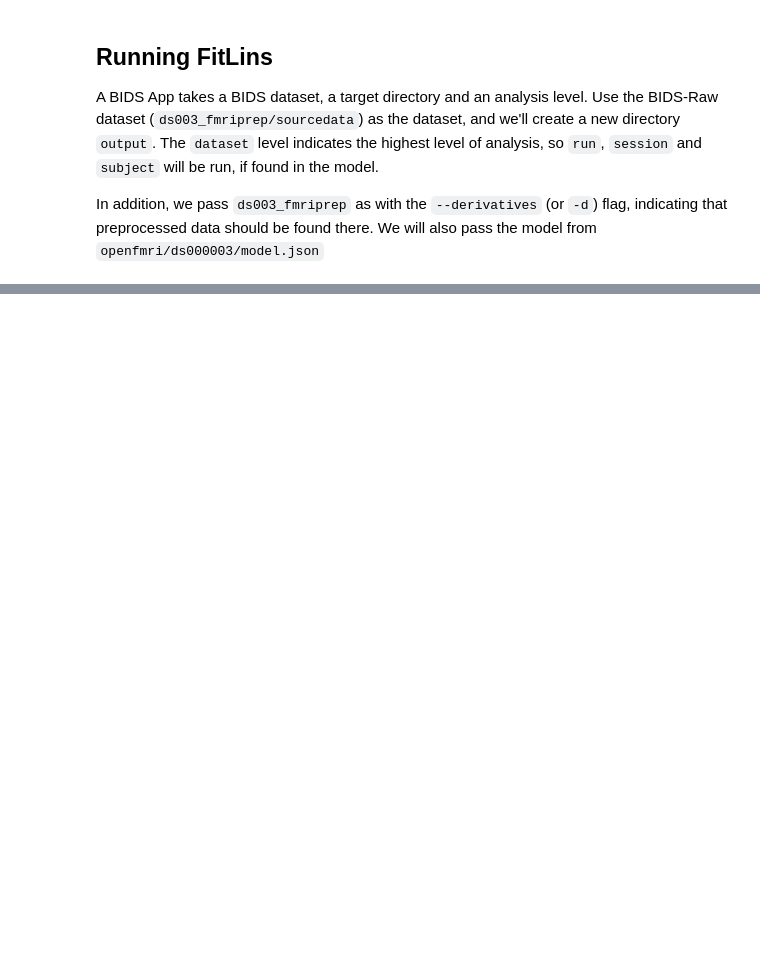
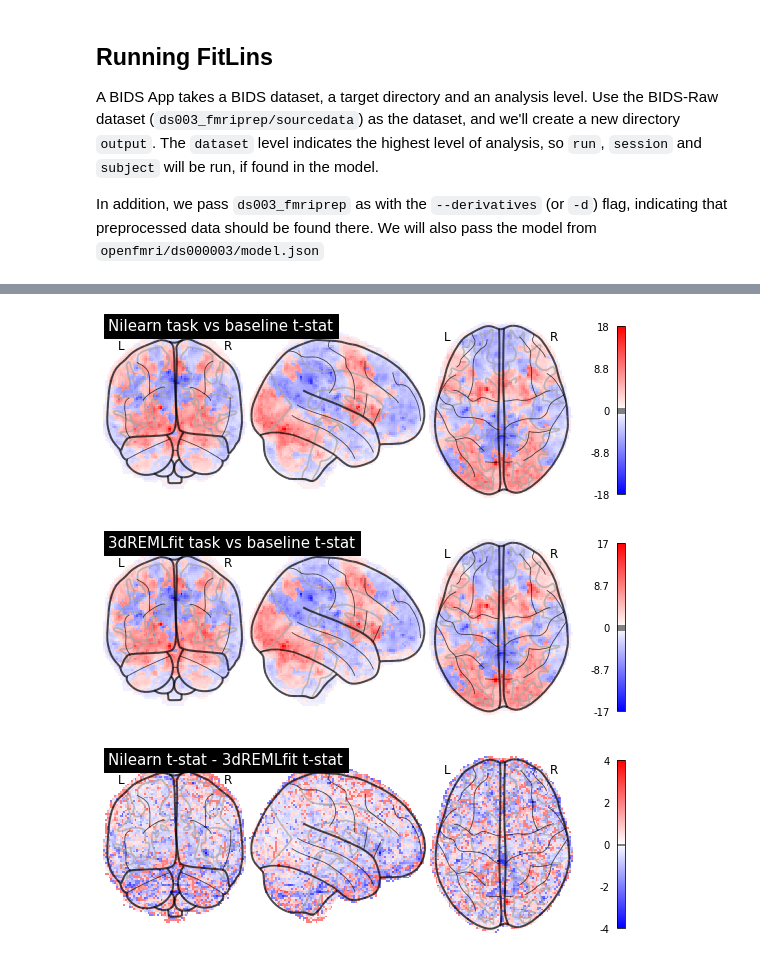
Before and after one commit to poldracklab/fitlins, a Jupyter notebook: examples/notebooks/ds003_sample_analysis.ipynb, the cells around one changed output, grey strips where cells are left out. Saved outputs shown, nothing was run; the diff lists cells and outputs as text; code cells hidden in the pictures; blank space fills up the shorter version.

```diff
--- a/examples/notebooks/ds003_sample_analysis.ipynb
+++ b/examples/notebooks/ds003_sample_analysis.ipynb
@@ -172,0 +262,11 @@ Failed to import duecredit due to No module named 'duecredit'
+# %%
+opa = plotting.plot_glass_brain(nl_tb_img, colorbar=True, symmetric_cbar=True, cmap='bwr', plot_abs=False)
+opa.title('Nilearn task vs baseline t-stat')
+opb = plotting.plot_glass_brain(rf_tb_img, colorbar=True, symmetric_cbar=True, cmap='bwr', plot_abs=False)
+opb.title('3dREMLfit task vs baseline t-stat')
+opc = plotting.plot_glass_brain(dif_tb_img, colorbar=True, symmetric_cbar=True, cmap='bwr', plot_abs=False)
+opc.title('Nilearn t-stat - 3dREMLfit t-stat')
+# %% [output]
+[figure, added]
+[figure, added]
+[figure, added]
```
Also changed, not shown: parts of 17 cells of this notebook.
